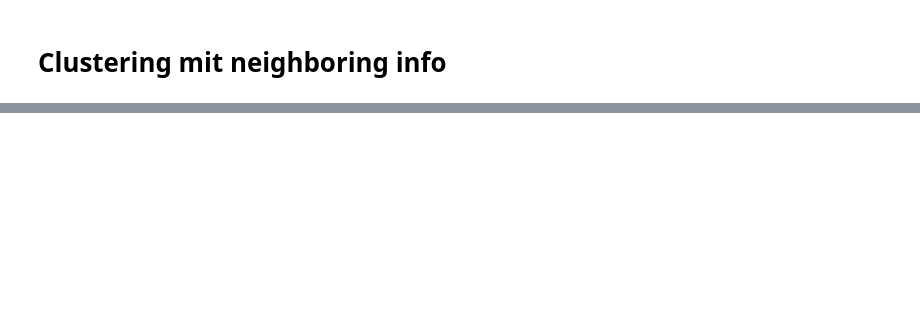
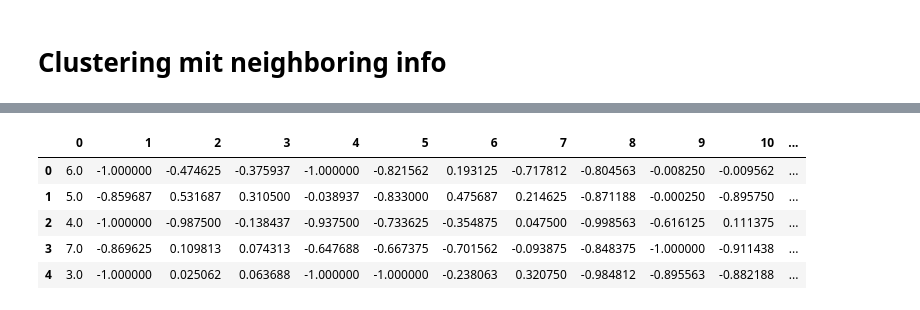
Before and after one commit to r9d9/descript_analysis, a Jupyter notebook: Descriptives_Digits.ipynb, the cells around one changed output, grey strips where cells are left out. Drawn from its saved outputs; the diff is of its cells as text; code cells hidden in the pictures; blank space fills up the shorter version.

```diff
--- a/Descriptives_Digits.ipynb
+++ b/Descriptives_Digits.ipynb
@@ -405,0 +445,16 @@ print_sample_row_pics(test)
+# %%
+nb_data_reduced_vals = nb_data.iloc[:,257:273]
+nb_data_reduced_tars = nb_data.iloc[:,0]
+#display(pd.DataFrame(nb_data_reduced_tars))
+
+nb_data_reduced = pd.concat([nb_data_reduced_tars,nb_data_reduced_vals],axis=1)
+#print(nb_data_reduced.shape)
+nb_data_reduced.columns = range(nb_data_reduced.shape[1])
+nb_data_reduced.head()
+# %% [output]
+|  | 0 | 1 | 2 | 3 | 4 | 5 | 6 | 7 | 8 | 9 | 10 | ... |
+| 0 | 6.0 | -1.000000 | -0.474625 | -0.375937 | -1.000000 | -0.821562 | 0.193125 | -0.717812 | -0.804563 | -0.008250 | -0.009562 | ... |
+| 1 | 5.0 | -0.859687 | 0.531687 | 0.310500 | -0.038937 | -0.833000 | 0.475687 | 0.214625 | -0.871188 | -0.000250 | -0.895750 | ... |
+| 2 | 4.0 | -1.000000 | -0.987500 | -0.138437 | -0.937500 | -0.733625 | -0.354875 | 0.047500 | -0.998563 | -0.616125 | 0.111375 | ... |
+| 3 | 7.0 | -0.869625 | 0.109813 | 0.074313 | -0.647688 | -0.667375 | -0.701562 | -0.093875 | -0.848375 | -1.000000 | -0.911438 | ... |
+| 4 | 3.0 | -1.000000 | 0.025062 | 0.063688 | -1.000000 | -1.000000 | -0.238063 | 0.320750 | -0.984812 | -0.895563 | -0.882188 | ... |
```
Also changed, not shown: parts of 10 cells of this notebook.
